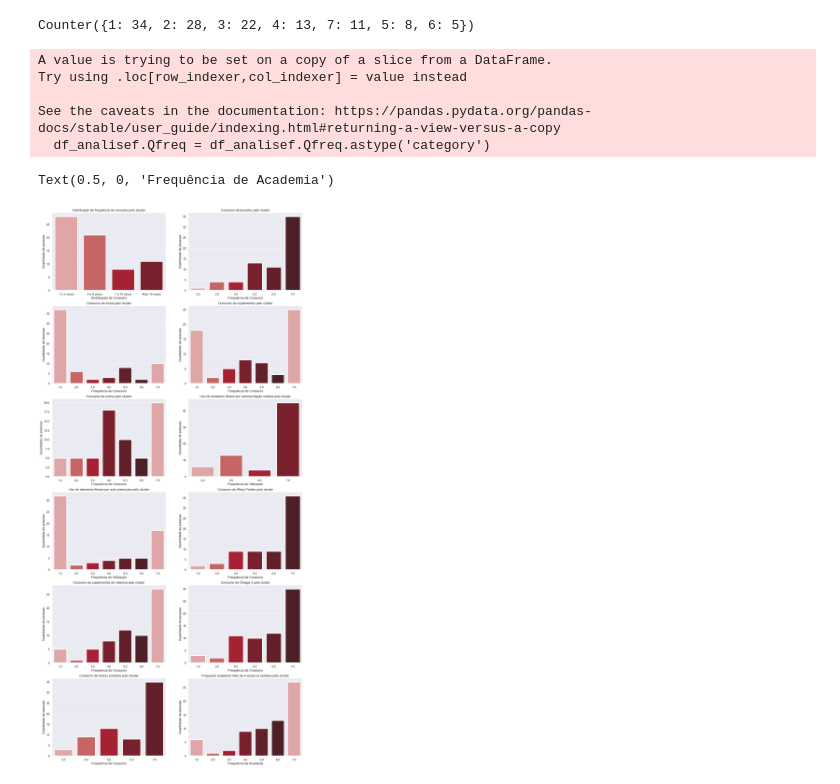
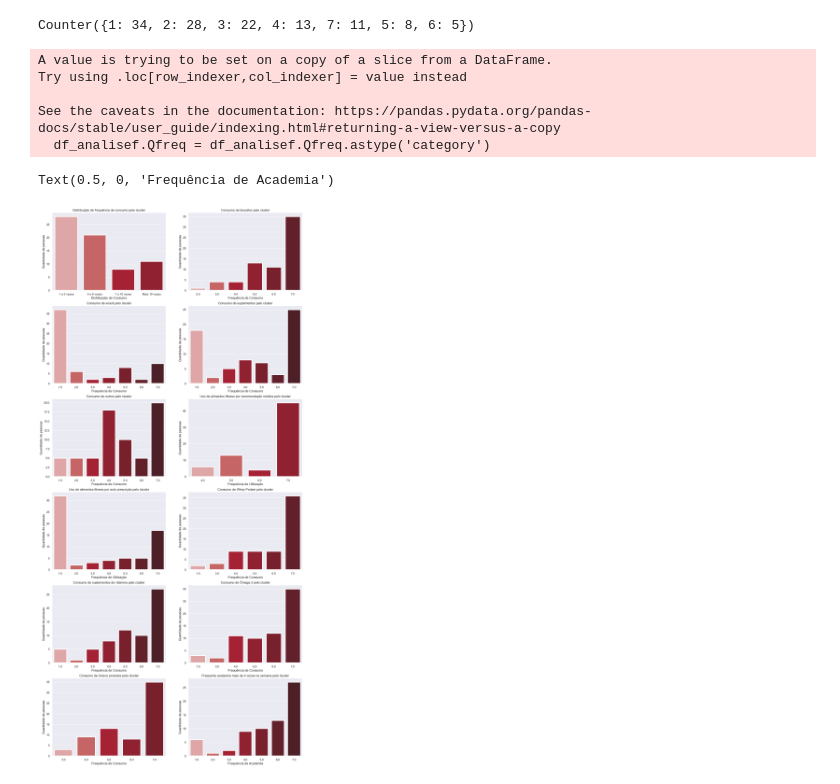
Before and after one commit to enzojunq/Base-de-dados, a Jupyter notebook: base.ipynb, the cells around one changed output. Cells and saved outputs as stored; diff of their text form; code cells hidden in the pictures.

```diff
--- a/base.ipynb
+++ b/base.ipynb
@@ -966,84 +966,84 @@ plt.figure(figsize=(15,35))
 plt.subplot(621)
 df_analisef.Qfreq = df_analisef.Qfreq.astype('category')
 df_analisef.Qfreq.cat.categories = ['1 a 3 vezes', '4 a 6 vezes', '7 a 10 vezes', 'Mais 10 vezes']
-sns.countplot(data= df_analisef, x="Qfreq", palette = ["#E79D9D", "#D55555", "#BB0B24","#871223","#6D1622","#531921"], lw=3)
+sns.countplot(data= df_analisef, x="Qfreq", palette = ["#E79D9D", "#D55555", "#BB0B24","#A10F23","#871223","#6D1622","#531921"], lw=3)
 plt.title('Distribuição de frequência de consumo pelo cluster')
 plt.ylabel('Quantidade de pessoas')
 plt.xlabel('Distribuição de Consumo')
 
 plt.subplot(622)
-sns.countplot(data= df_analisef, x="P4", palette = ["#E79D9D", "#D55555", "#BB0B24","#871223","#6D1622","#531921"], lw=3)
+sns.countplot(data= df_analisef, x="P4", palette = ["#E79D9D", "#D55555", "#BB0B24","#A10F23","#871223","#6D1622","#531921"], lw=3)
 plt.title('Consumo de biscoitos pelo cluster')
 plt.ylabel('Quantidade de pessoas')
 plt.xlabel('Frequência de Consumo')
 
 plt.subplot(623)
-sns.countplot(data= df_analisef, x="P5", palette = ["#E79D9D", "#D55555", "#BB0B24","#871223","#6D1622","#531921"], lw=3)
+sns.countplot(data= df_analisef, x="P5", palette = ["#E79D9D", "#D55555", "#BB0B24","#A10F23","#871223","#6D1622","#531921"], lw=3)
 plt.title('Consumo de snack pelo cluster')
 plt.ylabel('Quantidade de pessoas')
 plt.xlabel('Frequência de Consumo')
 
 plt.subplot(624)
-sns.countplot(data= df_analisef, x="P6", palette = ["#E79D9D", "#D55555", "#BB0B24","#871223","#6D1622","#531921"], lw=3)
+sns.countplot(data= df_analisef, x="P6", palette = ["#E79D9D", "#D55555", "#BB0B24","#A10F23","#871223","#6D1622","#531921"], lw=3)
 plt.title('Consumo de suplementos pelo cluster')
 plt.ylabel('Quantidade de pessoas')
 plt.xlabel('Frequência de Consumo')
 
 plt.subplot(625)
-sns.countplot(data= df_analisef, x="P7", palette = ["#E79D9D", "#D55555", "#BB0B24","#871223","#6D1622","#531921"], lw=3)
+sns.countplot(data= df_analisef, x="P7", palette = ["#E79D9D", "#D55555", "#BB0B24","#A10F23","#871223","#6D1622","#531921"], lw=3)
 plt.title('Consumo de outros pelo cluster')
 plt.ylabel('Quantidade de pessoas')
 plt.xlabel('Frequência de Consumo')
 
 plt.subplot(626)
-sns.countplot(data= df_analisef, x="P8", palette = ["#E79D9D", "#D55555", "#BB0B24","#871223","#6D1622","#531921"], lw=3)
+sns.countplot(data= df_analisef, x="P8", palette = ["#E79D9D", "#D55555", "#BB0B24","#A10F23","#871223","#6D1622","#531921"], lw=3)
 plt.title('Uso de alimentos fitness por recomendação médica pelo cluster')
 plt.ylabel('Quantidade de pessoas')
 plt.xlabel('Frequência de Utilização')
 
 plt.subplot(627)
-sns.countplot(data= df_analisef, x="P9", palette = ["#E79D9D", "#D55555", "#BB0B24","#871223","#6D1622","#531921"], lw=3)
+sns.countplot(data= df_analisef, x="P9", palette = ["#E79D9D", "#D55555", "#BB0B24","#A10F23","#871223","#6D1622","#531921"], lw=3)
 plt.title('Uso de alimentos fitness por auto prescrição pelo cluster')
 plt.ylabel('Quantidade de pessoas')
 plt.xlabel('Frequência de Utilização')
 
 plt.subplot(628)
-sns.countplot(data= df_analisef, x="P15", palette = ["#E79D9D", "#D55555", "#BB0B24","#871223","#6D1622","#531921"], lw=3)
+sns.countplot(data= df_analisef, x="P15", palette = ["#E79D9D", "#D55555", "#BB0B24","#A10F23","#871223","#6D1622","#531921"], lw=3)
 plt.title('Consumo de Whey Protein pelo cluster')
 plt.ylabel('Quantidade de pessoas')
 plt.xlabel('Frequência de Consumo')
 
 plt.subplot(629)
-sns.countplot(data= df_analisef, x="P16", palette = ["#E79D9D", "#D55555", "#BB0B24","#871223","#6D1622","#531921"], lw=3)
+sns.countplot(data= df_analisef, x="P16", palette = ["#E79D9D", "#D55555", "#BB0B24","#A10F23","#871223","#6D1622","#531921"], lw=3)
 plt.title('Consumo de suplementos de vitamina pelo cluster')
 plt.ylabel('Quantidade de pessoas')
 plt.xlabel('Frequência de Consumo')
 
 plt.subplot(6,2,10)
-sns.countplot(data= df_analisef, x="P17", palette = ["#E79D9D", "#D55555", "#BB0B24","#871223","#6D1622","#531921"], lw=3)
+sns.countplot(data= df_analisef, x="P17", palette = ["#E79D9D", "#D55555", "#BB0B24","#A10F23","#871223","#6D1622","#531921"], lw=3)
 plt.title('Consumo de Ômega 3 pelo cluster')
 plt.ylabel('Quantidade de pessoas')
 plt.xlabel('Frequência de Consumo')
 
 plt.subplot(6,2,11)
-sns.countplot(data= df_analisef, x="P18", palette = ["#E79D9D", "#D55555", "#BB0B24","#871223","#6D1622","#531921"], lw=3)
+sns.countplot(data= df_analisef, x="P18", palette = ["#E79D9D", "#D55555", "#BB0B24","#A10F23","#871223","#6D1622","#531921"], lw=3)
 plt.title('Consumo de Outros produtos pelo cluster')
 plt.ylabel('Quantidade de pessoas')
 plt.xlabel('Frequência de Consumo')
 
 plt.subplot(6,2,12)
-sns.countplot(data= df_analisef, x="P19", palette = ["#E79D9D", "#D55555", "#BB0B24","#871223","#6D1622","#531921"], lw=3)
+sns.countplot(data= df_analisef, x="P19", palette = ["#E79D9D", "#D55555", "#BB0B24","#A10F23","#871223","#6D1622","#531921"], lw=3)
 plt.title('Frequenta academia mais de 4 vezes na semana pelo cluster')
 plt.ylabel('Quantidade de pessoas')
 plt.xlabel('Frequência de Academia')
 # %% [output]
 A value is trying to be set on a copy of a slice from a DataFrame.
 Try using .loc[row_indexer,col_indexer] = value instead
 
 See the caveats in the documentation: https://pandas.pydata.org/pandas-docs/stable/user_guide/indexing.html#returning-a-view-versus-a-copy
   df_analisef.Qfreq = df_analisef.Qfreq.astype('category')
 Text(0.5, 0, 'Frequência de Academia')
-[figure, old version]
+[figure, new version]
 # %%
 faixa= range(1,8,1)
 plt.figure(figsize=(15,35))
```
Also changed, not shown: parts of 2 cells of this notebook.
